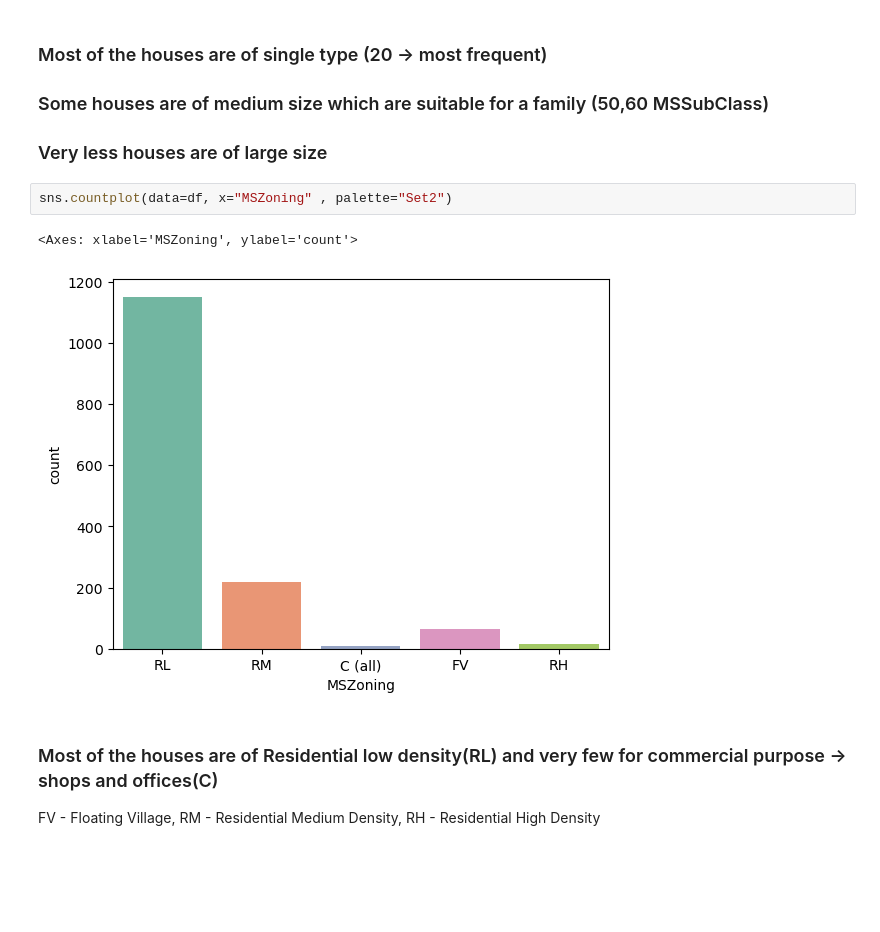
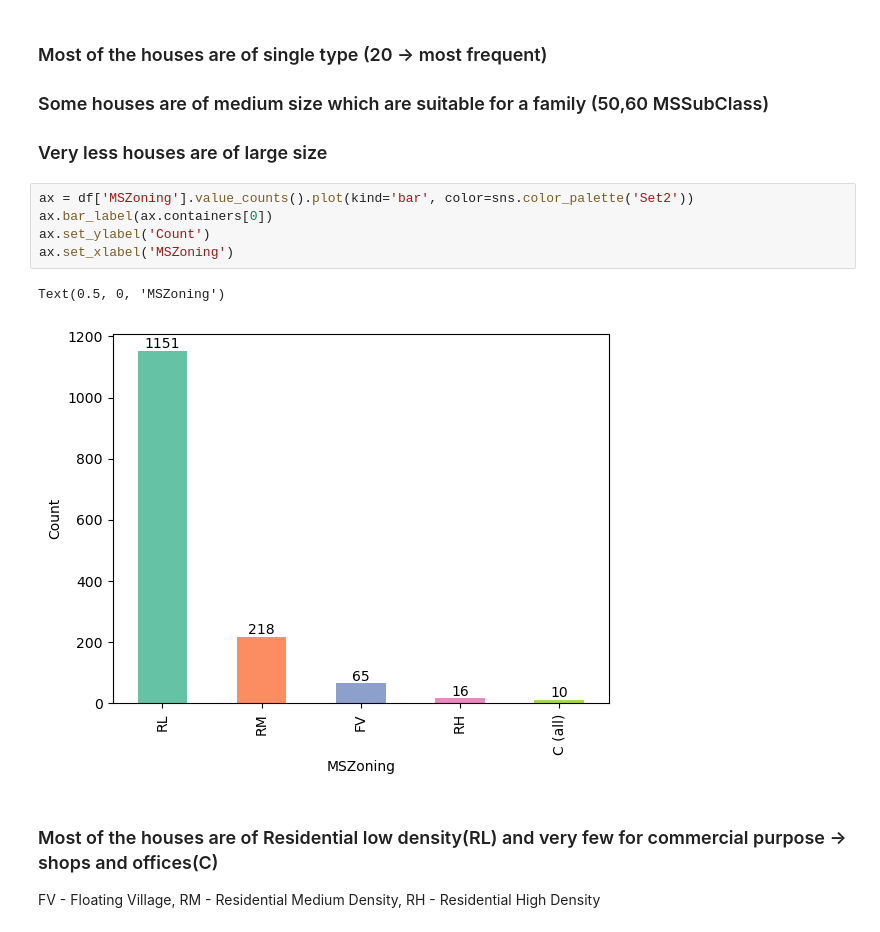
Before and after one commit to amanverma-98/house_price, a Jupyter notebook: house_sale.ipynb, the cells around one changed output. Drawn from its saved outputs; the diff is of its cells as text; blank space fills up the shorter version.

```diff
--- a/house_sale.ipynb
+++ b/house_sale.ipynb
@@ -113,10 +113,13 @@ sns.countplot(data=df, x="MSSubClass" , palette="Set2")
 ### Some houses are of medium size which are suitable for a family (50,60 MSSubClass)
 ### Very less houses are of large size
 # %%
-sns.countplot(data=df, x="MSZoning" , palette="Set2")
+ax = df['MSZoning'].value_counts().plot(kind='bar', color=sns.color_palette('Set2'))
+ax.bar_label(ax.containers[0])
+ax.set_ylabel('Count')
+ax.set_xlabel('MSZoning')
 # %% [output]
-<Axes: xlabel='MSZoning', ylabel='count'>
+Text(0.5, 0, 'MSZoning')
-[figure, old version]
+[figure, new version]
 # %% [markdown]
 ### Most of the houses are of Residential low density(RL) and very few for commercial purpose -> shops and offices(C)
 FV - Floating Village,
```
Also changed, not shown: parts of 34 cells of this notebook.
